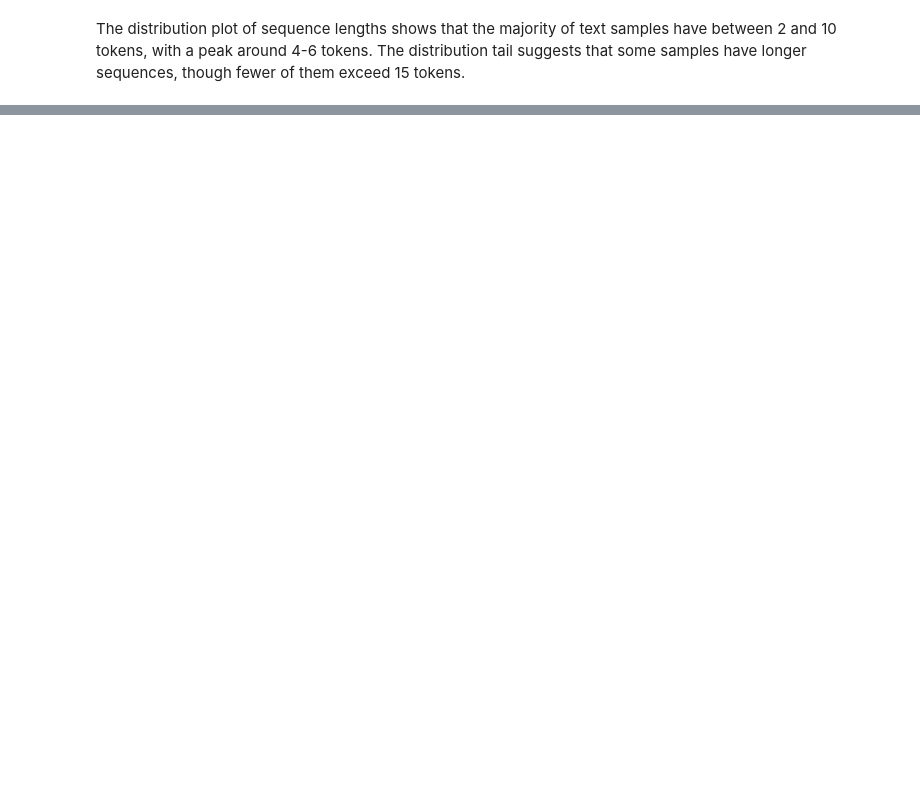
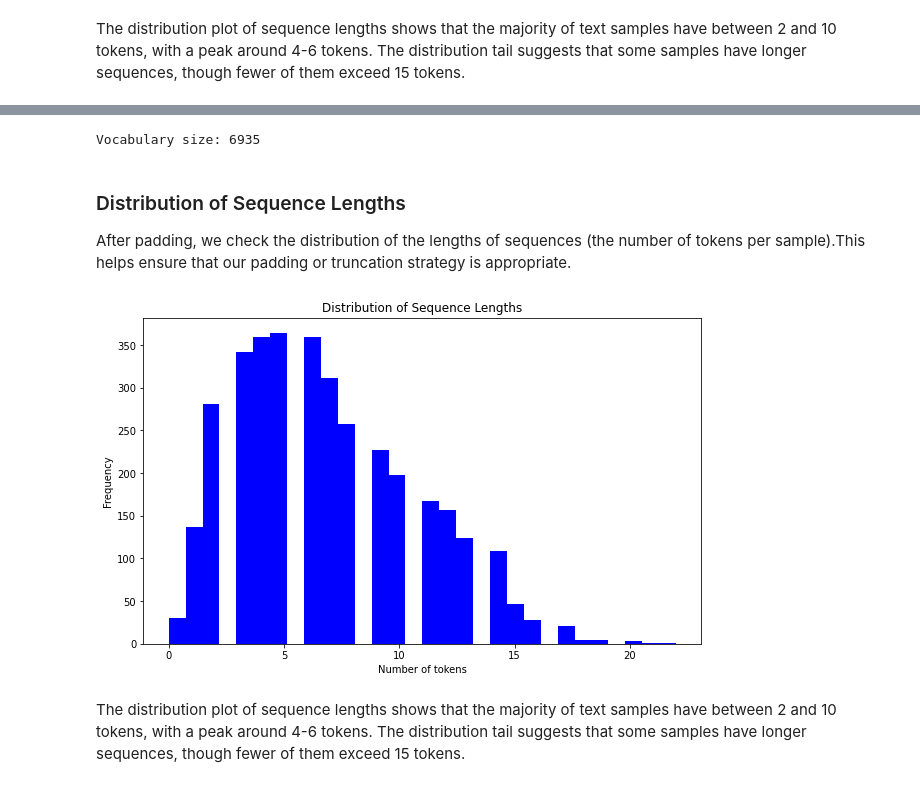
Before and after one commit to akeyo03/group-8-project, a Jupyter notebook: project.ipynb, the cells around one changed output, grey strips where cells are left out. Saved outputs shown, nothing was run; the diff lists cells and outputs as text; code cells hidden in the pictures; blank space fills up the shorter version.

```diff
--- a/project.ipynb
+++ b/project.ipynb
@@ -244,0 +288,6 @@ The distribution plot of sequence lengths shows that the majority of text sample
+# %%
+test_data = dataset['test']
+# Convert the dataset to a DataFrame
+test_df = pd.DataFrame(test_data)
+
+test_df.head()
@@ -244,0 +369,3 @@ The distribution plot of sequence lengths shows that the majority of text sample
+# %%
+# apply to the test text column
+test_df['text'] = test_df['text'].apply(preprocess_text)
@@ -244,0 +379,8 @@ The distribution plot of sequence lengths shows that the majority of text sample
+# %%
+# tokenize the 'text' column
+tokenizer = Tokenizer(num_words=5000)
+tokenizer.fit_on_texts(test_df['text'])
+word_index = tokenizer.word_index
+print(f'Vocabulary size: {len(word_index)}')
+# %% [output]
+Vocabulary size: 6935
@@ -244,0 +398,18 @@ The distribution plot of sequence lengths shows that the majority of text sample
+# %% [markdown]
+### Distribution of Sequence Lengths
+After padding, we check the distribution of the lengths of sequences (the number of tokens per sample).This helps ensure that our padding or truncation strategy is appropriate.
+# %%
+# Get the length of each sequence (before padding)
+seq_lengths = [len(seq) for seq in tokenizer.texts_to_sequences(test_df['text'])]
+
+# Plot distribution of sequence lengths
+plt.figure(figsize=(10,6))
+plt.hist(seq_lengths, bins=30, color='blue')
+plt.title('Distribution of Sequence Lengths')
+plt.xlabel('Number of tokens')
+plt.ylabel('Frequency')
+plt.show()
+# %% [output]
+[figure, added]
+# %% [markdown]
+The distribution plot of sequence lengths shows that the majority of text samples have between 2 and 10 tokens, with a peak around 4-6 tokens. The distribution tail suggests that some samples have longer sequences, though fewer of them exceed 15 tokens.
```
Also changed, not shown: parts of 29 cells of this notebook.
